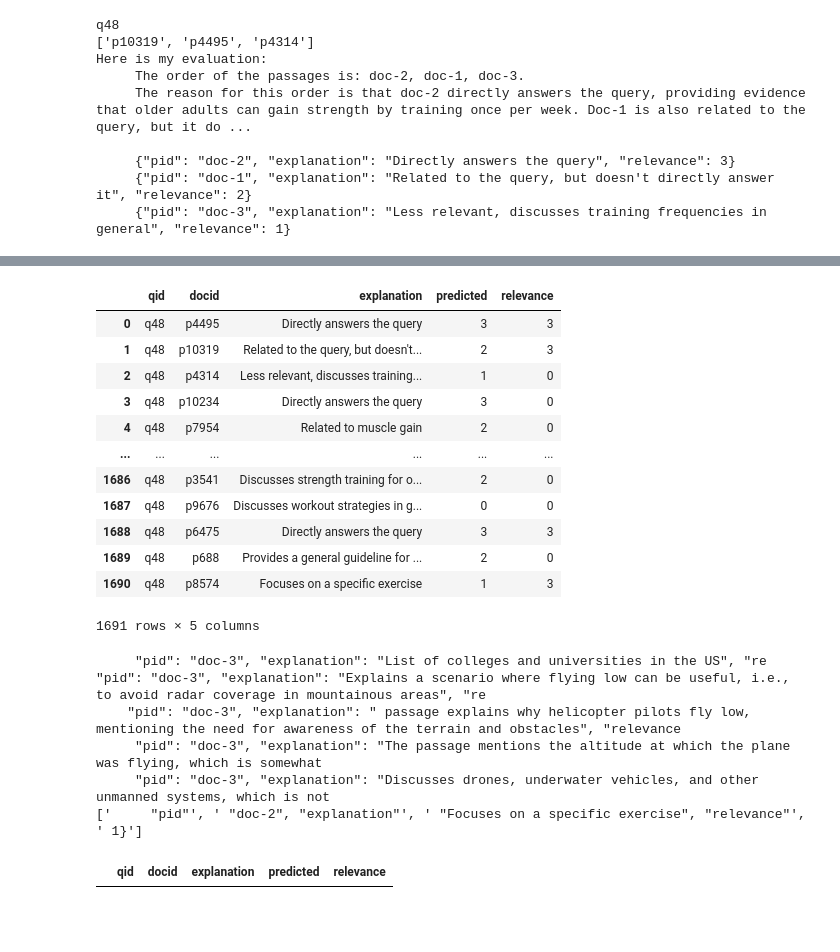
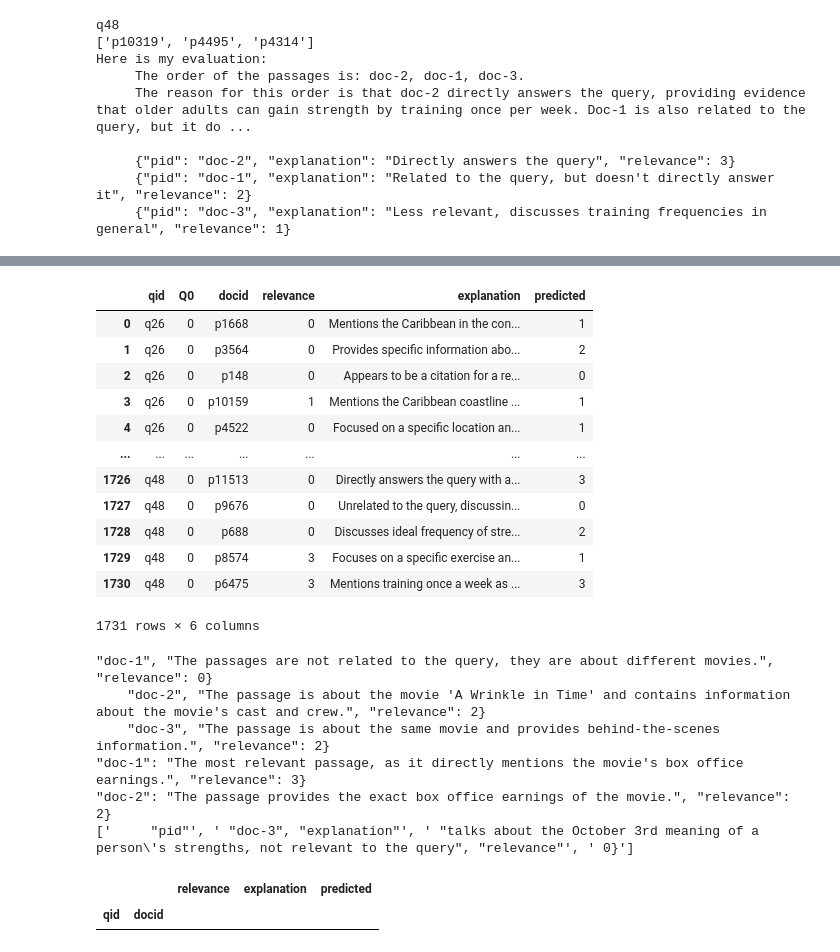
Before and after one commit to Zendelo/LLM-Relevance, a Jupyter notebook: Parsing.ipynb, the cells around one changed output, grey strips where cells are left out. Saved outputs shown, nothing was run; the diff lists cells and outputs as text; code cells hidden in the pictures; blank space fills up the shorter version.

```diff
--- a/Parsing.ipynb
+++ b/Parsing.ipynb
@@ -49,6 +52,11 @@ def eval_predictions(predictions_df, model_name, true_col='true', predicted_col=
     plt.show()
 # %%
 # load validation df
-val_qrel_df = pd.read_table('val_set_qrel.tsv').drop(columns=['Q0'])
+# val_qrel_df = pd.read_table('test-qrel-1.txt', header=None, delim_whitespace=True,
+#                             names=['qid', 'Q0', 'docid', 'relevance']).drop(columns=['Q0'], errors='ignore').set_index(
+#     ['qid', 'docid']).sort_index()
+# val_qrel_df
+
+val_qrel_df = pd.read_table('val_set_qrel.tsv', delim_whitespace=True)
 val_qrel_df
 # %% [output]
@@ -83,3 +91,8 @@ def read_predictions_df(file_path, val_qrel_df, rsplit=False) -> pd.DataFrame:
                 '"}'))
     raw_output_df = raw_output_df.join(val_qrel_df.set_index(['qid', 'docid']), on=['qid', 'docid'])
     return raw_output_df.drop(columns=['prediction'])
+# %%
+file_path = 'p-mult-1_Meta-Llama-3-70B-Instruct.tsv'
+mult_llama70 = pd.read_table(file_path).drop(columns='Q0').join(val_qrel_df.set_index(['qid', 'docid']),
+                                                                on=['qid', 'docid'])
+mult_llama70
@@ -86,5 +133,7 @@ def read_predictions_df(file_path, val_qrel_df, rsplit=False) -> pd.DataFrame:
 # %%
-file_path = 'llm_raw_output/raw_output_rel_p-mult-1_Meta-Llama-3-70B-Instruct*'
+file_path = 'llm_raw_output/raw_output_rel_p-mult-1_Meta-Llama-3-70B-Instruct_*.tsv'
+# file_path = 'llm_raw_output/raw_output_rel_p-mult-1-test_Meta-Llama-3-8B-Instruct_*.tsv'
+# file_path = 'llm_raw_output/raw_output_rel_p-mult-1-test_Meta-Llama-3-70B-Instruct_*.tsv'
 raw_output_df = pd.concat([pd.read_table(f) for f in glob(file_path)])
 for x in raw_output_df.iloc[0]:
     print(x)
@@ -99,6 +148,15 @@ Here is my evaluation:
      {"pid": "doc-1", "explanation": "Related to the query, but doesn't directly answer it", "relevance": 2}
      {"pid": "doc-3", "explanation": "Less relevant, discusses training frequencies in general", "relevance": 1}
 # %%
+def rel_parse(label):
+    common_parse = {'1': 1, '2': 2, '3': 3, '"2"': 2, '"1"': 1, '"3"': 3, '2},': 2, '1},': 1, '3},': 3}
+    return common_parse.get(label, 0)
+
+
+def drop_duplicates(df):
+    return df[~df.index.duplicated(keep='first')]
+
+
 _temp_df = raw_output_df['prediction'].str.split('{').str[1:].apply(''.join)
 _record_d = []
 failed = []
@@ -114,12 +172,14 @@ for (qid, docid), text in zip(raw_output_df[['qid', 'docid']].itertuples(index=F
             pid = pid.rsplit(',')[0].strip().strip('\"')
             explanation = explanation.rsplit(',', maxsplit=1)[0].strip().strip('\"')
             relevance = relevance.strip().strip('}')
-            _record_d.append(dict(qid=qid, docid=map_docid.get(pid), explanation=explanation, predicted=relevance))
+            _record_d.append(
+                dict(qid=qid, docid=map_docid.get(pid), explanation=explanation, predicted=rel_parse(relevance)))
         except Exception as e:
             # print(e)
             failed.append(_record)
             continue
-
-parsed_df = pd.DataFrame(_record_d)
+print(f'Failed to parse {len(failed)} records')
+parsed_df = pd.DataFrame(_record_d).set_index(['qid', 'docid']).sort_index()
+parsed_df = drop_duplicates(parsed_df)
 parsed_df
 # %% [output]
@@ -139,18 +205,18 @@ parsed_df
 # %%
-parsed_df = parsed_df.join(val_qrel_df.set_index(['qid', 'docid']), on=['qid', 'docid'])
-parsed_df['predicted'] = parsed_df['predicted'].replace('', '0').astype(int)
+parsed_df = val_qrel_df.join(parsed_df, on=['qid', 'docid'], how='left').fillna(0)
+parsed_df['predicted'] = parsed_df['predicted'].astype(int)
 parsed_df
 # %% [output]
-|  | qid | docid | explanation | predicted | relevance |
-| 0 | q48 | p4495 | Directly answers the query | 3 | 3 |
-| 1 | q48 | p10319 | Related to the query, but doesn't... | 2 | 3 |
-| 2 | q48 | p4314 | Less relevant, discusses training... | 1 | 0 |
-| 3 | q48 | p10234 | Directly answers the query | 3 | 0 |
-| 4 | q48 | p7954 | Related to muscle gain | 2 | 0 |
-| ... | ... | ... | ... | ... | ... |
-| 1686 | q48 | p3541 | Discusses strength training for o... | 2 | 0 |
-| 1687 | q48 | p9676 | Discusses workout strategies in g... | 0 | 0 |
-| 1688 | q48 | p6475 | Directly answers the query | 3 | 3 |
-| 1689 | q48 | p688 | Provides a general guideline for ... | 2 | 0 |
-| 1690 | q48 | p8574 | Focuses on a specific exercise | 1 | 3 |
+|  | qid | Q0 | docid | relevance | explanation | predicted |
+| 0 | q26 | 0 | p1668 | 0 | Mentions the Caribbean in the con... | 1 |
+| 1 | q26 | 0 | p3564 | 0 | Provides specific information abo... | 2 |
+| 2 | q26 | 0 | p148 | 0 | Appears to be a citation for a re... | 0 |
+| 3 | q26 | 0 | p10159 | 1 | Mentions the Caribbean coastline ... | 1 |
+| 4 | q26 | 0 | p4522 | 0 | Focused on a specific location an... | 1 |
+| ... | ... | ... | ... | ... | ... | ... |
+| 1726 | q48 | 0 | p11513 | 0 | Directly answers the query with a... | 3 |
+| 1727 | q48 | 0 | p9676 | 0 | Unrelated to the query, discussin... | 0 |
+| 1728 | q48 | 0 | p688 | 0 | Discusses ideal frequency of stre... | 2 |
+| 1729 | q48 | 0 | p8574 | 3 | Focuses on a specific exercise an... | 1 |
+| 1730 | q48 | 0 | p6475 | 3 | Mentions training once a week as ... | 3 |
-1691 rows × 5 columns
+1731 rows × 6 columns
@@ -161,14 +229,15 @@ for i in failed[:5]:
 print(_record.split(':'))
 # list(map(lambda s: s.split(':')[1].strip().strip('\"').strip('}'), _record.split(',')))
 # %% [output]
-     "pid": "doc-3", "explanation": "List of colleges and universities in the US", "re
-"pid": "doc-3", "explanation": "Explains a scenario where flying low can be useful, i.e., to avoid radar coverage in mountainous areas", "re
-    "pid": "doc-3", "explanation": " passage explains why helicopter pilots fly low, mentioning the need for awareness of the terrain and obstacles", "relevance
-     "pid": "doc-3", "explanation": "The passage mentions the altitude at which the plane was flying, which is somewhat
-     "pid": "doc-3", "explanation": "Discusses drones, underwater vehicles, and other unmanned systems, which is not
-['     "pid"', ' "doc-2", "explanation"', ' "Focuses on a specific exercise", "relevance"', ' 1}']
+"doc-1", "The passages are not related to the query, they are about different movies.", "relevance": 0}
+    "doc-2", "The passage is about the movie 'A Wrinkle in Time' and contains information about the movie's cast and crew.", "relevance": 2}
+    "doc-3", "The passage is about the same movie and provides behind-the-scenes information.", "relevance": 2}
+"doc-1": "The most relevant passage, as it directly mentions the movie's box office earnings.", "relevance": 3}
+"doc-2": "The passage provides the exact box office earnings of the movie.", "relevance": 2}
+['     "pid"', ' "doc-3", "explanation"', ' "talks about the October 3rd meaning of a person\'s strengths, not relevant to the query", "relevance"', ' 0}']
 # %%
 parsed_df.loc[parsed_df['predicted'] == '']
 # %% [output]
-|  | qid | docid | explanation | predicted | relevance |
+|  |  | relevance | explanation | predicted |
+| qid | docid |  |  |  |
 # %%
```
Also changed, not shown: parts of 14 cells of this notebook, 40 other files.
